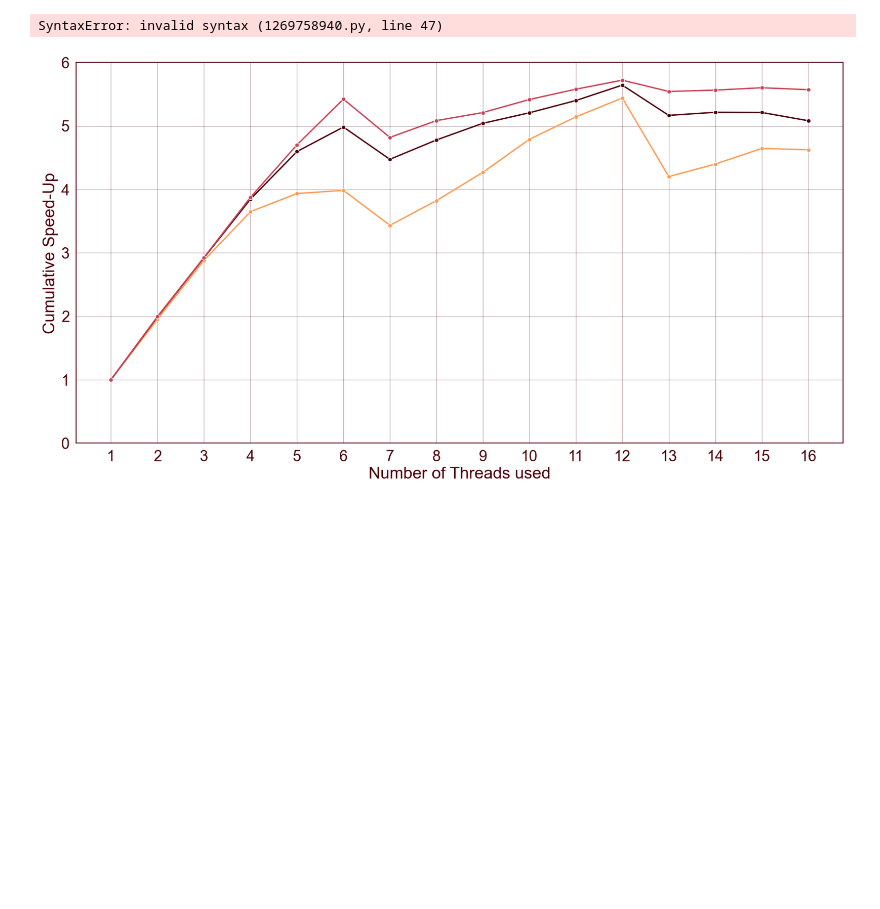
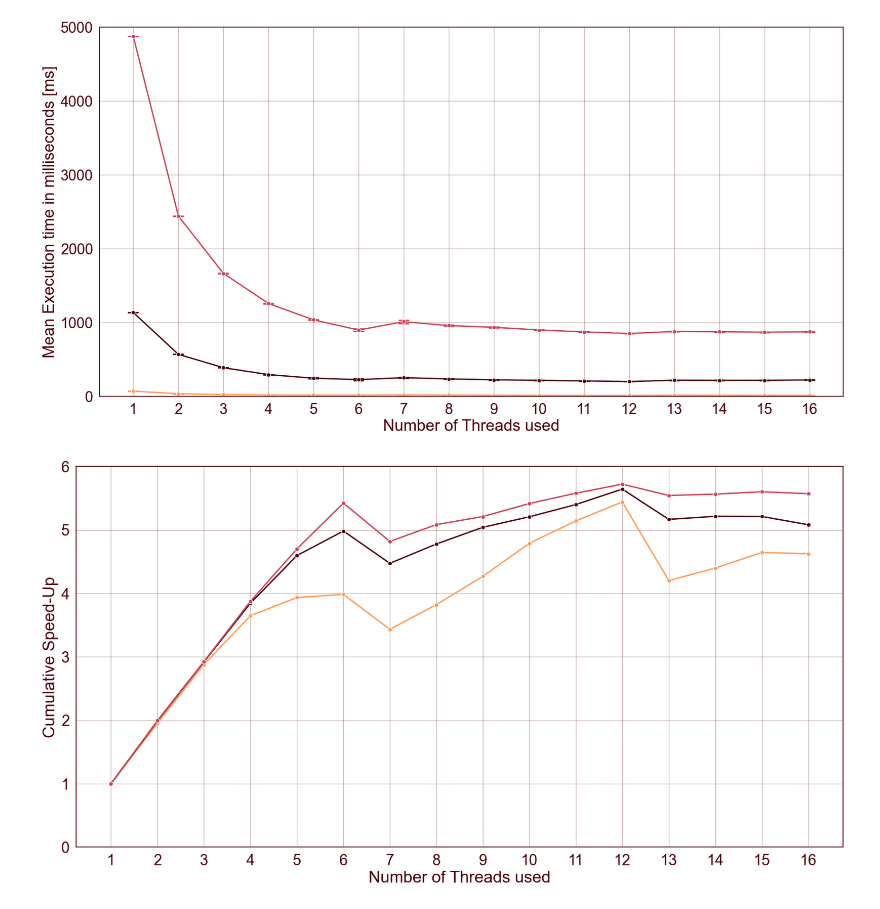
Before and after one commit to AliceOrlandini/Integer-Factorization, a Jupyter notebook: code/Python/ExecutionTime_Threads/Experiment_4/script.ipynb, the cells around one changed output. Saved outputs shown, nothing was run; the diff lists cells and outputs as text; code cells hidden in the pictures; blank space fills up the shorter version.

```diff
--- a/code/Python/ExecutionTime_Threads/Experiment_4/script.ipynb
+++ b/code/Python/ExecutionTime_Threads/Experiment_4/script.ipynb
@@ -69,39 +69,39 @@ else:
 
 
 
-for dimension i2 numbers:
+for dimension in numbers:
 
     y_V = []
 
     ci = []
 
 
     for thread in range(1, max_threads+1):
 
         y_V.append(CSV[dimension][CSV[dimension]["num_threads"] == thread]["execution_time"].mean())
         ci.append(1.96 * (CSV[dimension][CSV[dimension]["num_threads"] == thread]["execution_time"].std() / math.sqrt(n)))
 
 
     # plt.errorbar(x=range(1, max_threads+1), y=y_V, fmt='o', yerr=ci, markersize=1, capsize=8, label="95% CI", color=line_color[dimension], lw=3, capthick=2)
     plt.errorbar(x=range(1, max_threads+1), y=y_V, fmt='o', yerr=ci, markersize=1, capsize=8, color=line_color[dimension], lw=3, capthick=2)
 
     # sns.lineplot(x=range(1, max_threads+1), y=y_V, marker='o', label="Mean", color=line_color[dimension], linewidth=line_width)
     sns.lineplot(x=range(1, max_threads+1), y=y_V, marker='o', color=line_color[dimension], linewidth=line_width)
 
 
 plt.xlabel('Number of Threads used')
 plt.ylabel('Mean Execution time in milliseconds [ms]')
 
 plt.ylim(0, 5000)
 
 
 thread_ticks = sorted(CSV[dimension]['num_threads'].unique())
 plt.xticks(thread_ticks)
 
 # plt.legend()
 plt.show()
 # %% [output]
-SyntaxError: invalid syntax (1269758940.py, line 47)
+[figure, added]
 # %%
 # Cumulative Speedup
 red_backgroud = False
```
Also changed, not shown: 3 other files.
